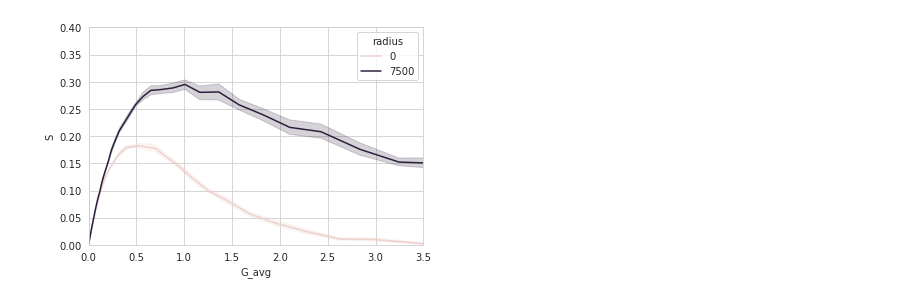
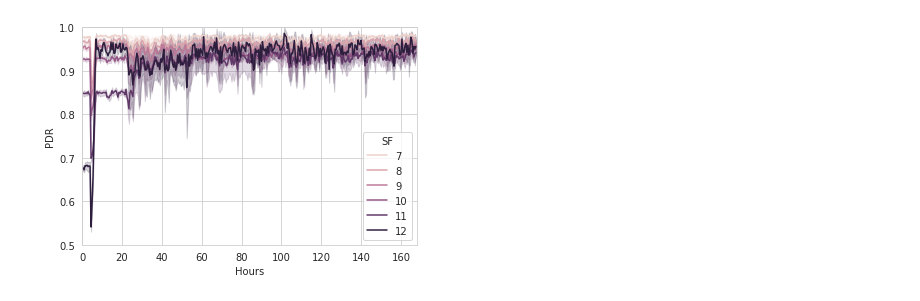
Before and after one commit to signetlabdei/lorawan, a Jupyter notebook: experiments/congestion/congestion.ipynb, the cells around one changed output. Drawn from its saved outputs; the diff is of its cells as text; code cells hidden in the pictures.

Commit message:
First plots

```diff
--- a/experiments/congestion/congestion.ipynb
+++ b/experiments/congestion/congestion.ipynb
@@ -10,18 +14,22 @@ ns_3_dir = '../../../../'
 script = 'congestion-example'
 results_dir = 'congestion-results'
 campaign = sem.CampaignManager.new(ns_3_dir, script, results_dir,
-                                   check_repo=False, overwrite=True)
+                                   check_repo=False, overwrite=False)
 
 # Define the parameter space we are interested in exploring
 params = {
-    'devices': 100,
-    'rings' : 1,
-    'periods': 24,
-    'initSF' : True,
-    'congest' : False,
-    'file' : True
+    "devices": 2000,
+    "rings": 1,
+    "periods": 24 * 7,
+    "initSF": True,
+    "congest": True,
+    "file": True,
+    "debug": False,
+    "range": 2540.25,
+    "sir": "CROCE",
+    "adr": False
 }
-runs = 1
+runs = 10
 
 # Run simulations with the above parameter space
 campaign.run_missing_simulations(params, runs)
@@ -57,0 +112,8 @@ results = results.join(results.groupby(list(params.keys()))['G'].mean(), on=list
+# %%
+results = campaign.get_results_as_dataframe(get_sf_pdr,
+                                            params=params)
+results = results.explode(['Hours','PDR'],ignore_index=True)
+results = results.explode('PDR', ignore_index=True)
+results['datarate'] = [0,1,2,3,4,5] * 2174
+results['SF'] = [12,11,10,9,8,7] * 2174
+results
@@ -58,10 +134,15 @@ results = results.join(results.groupby(list(params.keys()))['G'].mean(), on=list
 # %%
+fileformat = 'pdf'
+plots_dir = 'congestion-plots'
+filename = '95pdrSF'
+
 sns.lineplot(data=results,
-            x='G_avg',
-            y='S',
-            hue='radius')
-plt.ylim([0, 0.4])
-plt.xlim([0, 3.5])
+             x='Hours',
+             y='PDR',
+             hue='SF')
+plt.ylim([0.5, 1])
+plt.xlim([0, 168])
+plt.savefig('{0}/{1}.{2}'.format(plots_dir,filename,fileformat))
 plt.show()
 # %% [output]
-[figure, old version]
+[figure, new version]
```
Also changed, not shown: parts of 11 cells of this notebook, 3 other files.
